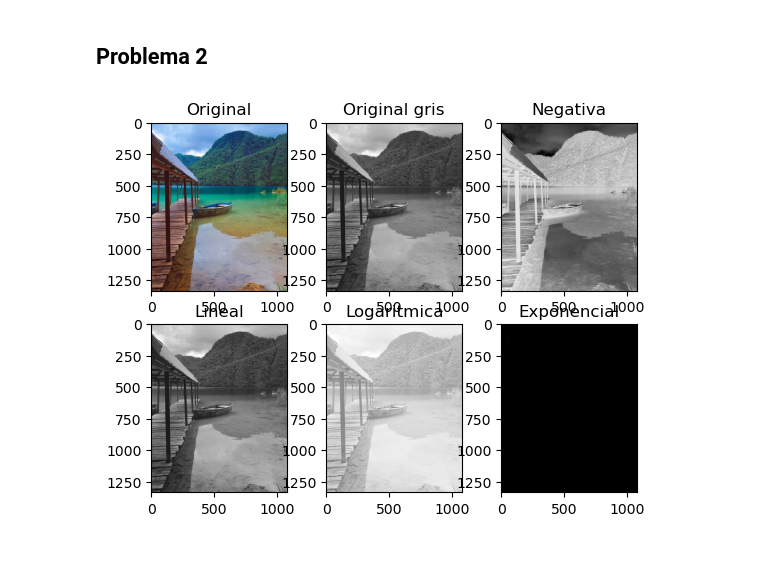
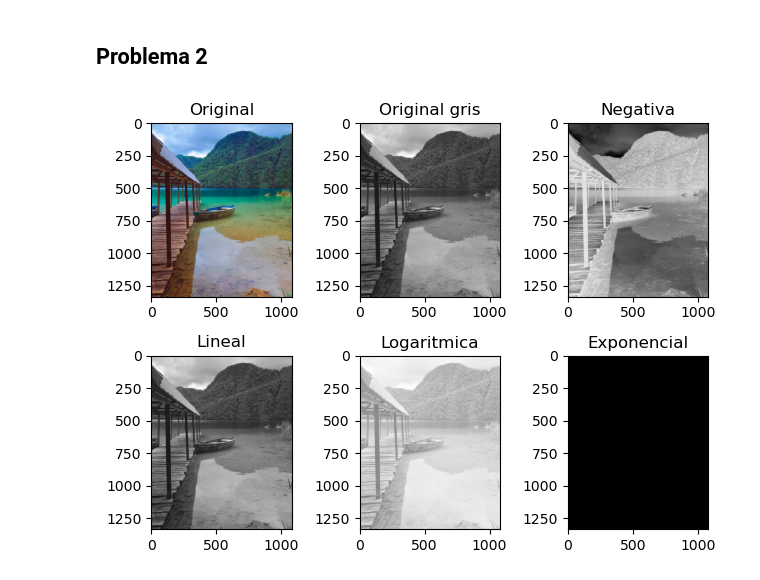
Before and after one commit to pablogalileo/classproject, a Jupyter notebook: Lab2/Lab 2.ipynb, the cells around one changed output. Drawn from its saved outputs; the diff is of its cells as text; code cells hidden in the pictures; blank space fills up the shorter version.

```diff
--- a/Lab2/Lab 2.ipynb
+++ b/Lab2/Lab 2.ipynb
@@ -60,31 +61,32 @@ def linear_transform(image, slope, intercept):
 
 # Transformacion logaritmica
 def logarithmic_transform(image, c):
     logarithmic_image = c * np.log(1 + image)
     return logarithmic_image
 
 # Transformacion exponencial
 def exponential_transform(image, c):
     exponential_image = c * np.exp(image)
     return exponential_image
 
 
 image = plt.imread('laguna.jpeg')
 gray_image = np.mean(image, axis=2)
 
 # Aplicamos transformaciones
 negative_image = negative_transform(gray_image)
 linear_image = linear_transform(gray_image, slope=1, intercept=0)
 logarithmic_image = logarithmic_transform(gray_image, c=1)
 exponential_image = exponential_transform(gray_image, c=1)
 
 # Ploteamos
 plt.subplot(2, 3, 1), plt.imshow(image), plt.title('Original')
 plt.subplot(2, 3, 2), plt.imshow(gray_image, cmap='gray'), plt.title('Original gris')
 plt.subplot(2, 3, 3), plt.imshow(negative_image, cmap='gray'), plt.title('Negativa')
 plt.subplot(2, 3, 4), plt.imshow(linear_image, cmap='gray'), plt.title('Lineal')
 plt.subplot(2, 3, 5), plt.imshow(logarithmic_image, cmap='gray'), plt.title('Logaritmica')
 plt.subplot(2, 3, 6), plt.imshow(exponential_image, cmap='gray'), plt.title('Exponencial')
+plt.tight_layout()
 plt.show()
 # %% [output]
-[figure, old version]
+[figure, new version]
```
Also changed, not shown: parts of 7 cells of this notebook, 6 other files.
